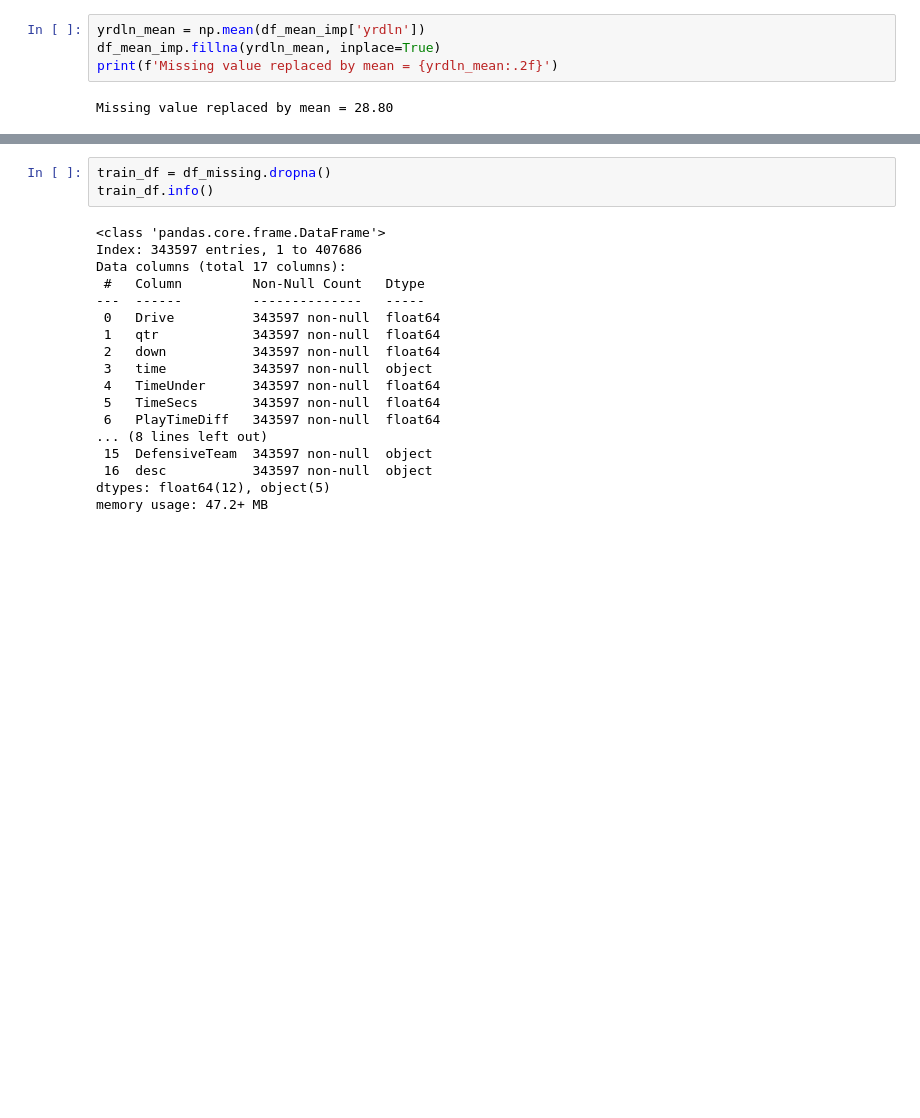
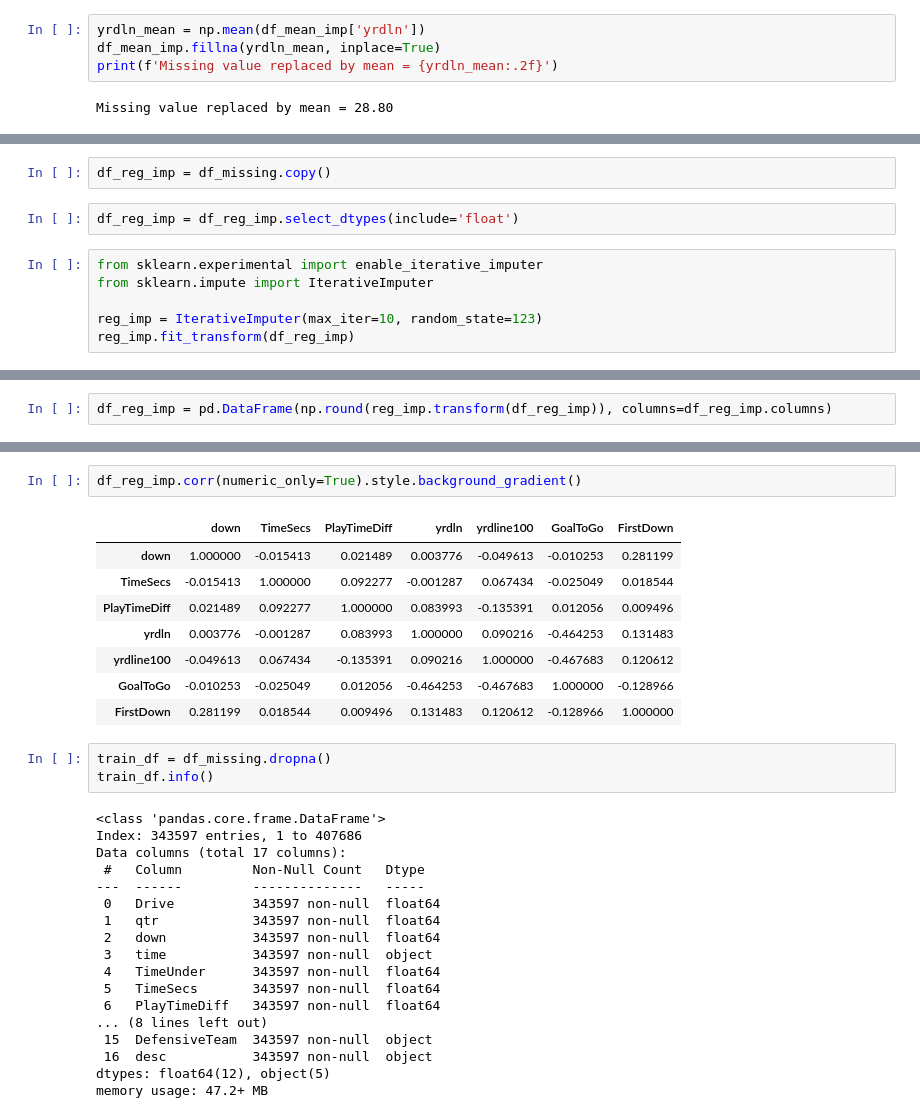
Before and after one commit to fohy24/missing-value-imputation, a Jupyter notebook: analysis.ipynb, the cells around one changed output, grey strips where cells are left out. Cells and saved outputs as stored; diff of their text form; blank space fills up the shorter version.

Commit message:
regression imputed

```diff
--- a/analysis.ipynb
+++ b/analysis.ipynb
@@ -229,0 +236,10 @@ print(round(mse_mean_imputed, 4))
+# %%
+df_reg_imp = df_missing.copy()
+# %%
+df_reg_imp = df_reg_imp.select_dtypes(include='float')
+# %%
+from sklearn.experimental import enable_iterative_imputer
+from sklearn.impute import IterativeImputer
+
+reg_imp = IterativeImputer(max_iter=10, random_state=123)
+reg_imp.fit_transform(df_reg_imp)
@@ -229,0 +260,2 @@ print(round(mse_mean_imputed, 4))
+# %%
+df_reg_imp = pd.DataFrame(np.round(reg_imp.transform(df_reg_imp)), columns=df_reg_imp.columns)
@@ -230,3 +301,14 @@ print(round(mse_mean_imputed, 4))
+# %%
+df_reg_imp.corr(numeric_only=True).style.background_gradient()
+# %% [output]
+|  | down | TimeSecs | PlayTimeDiff | yrdln | yrdline100 | GoalToGo | FirstDown |
+| down | 1.000000 | -0.015413 | 0.021489 | 0.003776 | -0.049613 | -0.010253 | 0.281199 |
+| TimeSecs | -0.015413 | 1.000000 | 0.092277 | -0.001287 | 0.067434 | -0.025049 | 0.018544 |
+| PlayTimeDiff | 0.021489 | 0.092277 | 1.000000 | 0.083993 | -0.135391 | 0.012056 | 0.009496 |
+| yrdln | 0.003776 | -0.001287 | 0.083993 | 1.000000 | 0.090216 | -0.464253 | 0.131483 |
+| yrdline100 | -0.049613 | 0.067434 | -0.135391 | 0.090216 | 1.000000 | -0.467683 | 0.120612 |
+| GoalToGo | -0.010253 | -0.025049 | 0.012056 | -0.464253 | -0.467683 | 1.000000 | -0.128966 |
+| FirstDown | 0.281199 | 0.018544 | 0.009496 | 0.131483 | 0.120612 | -0.128966 | 1.000000 |
 # %%
 train_df = df_missing.dropna()
 train_df.info()
```
Also changed, not shown: parts of 8 cells of this notebook.
